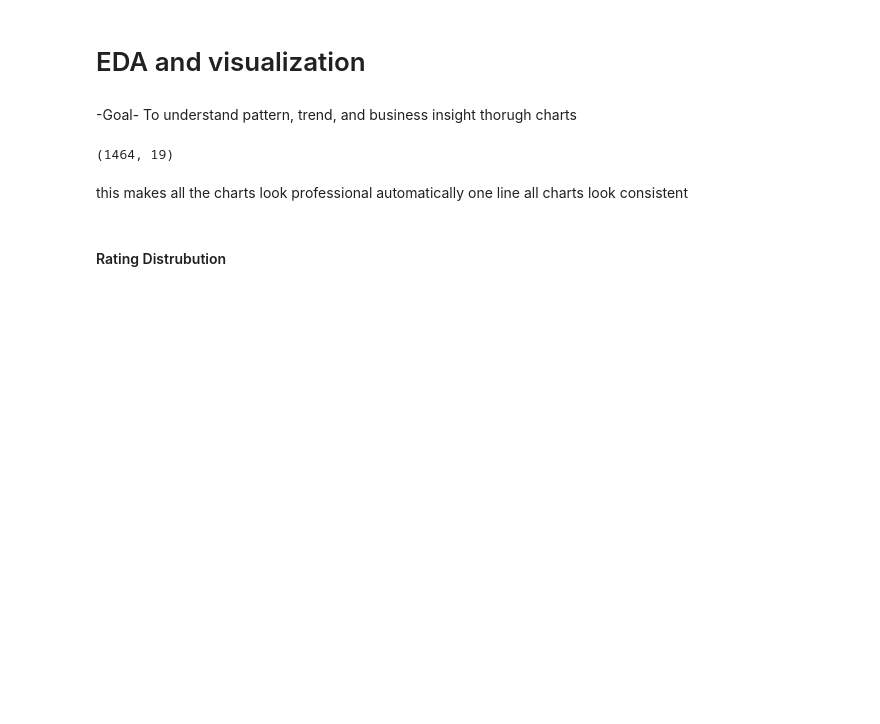
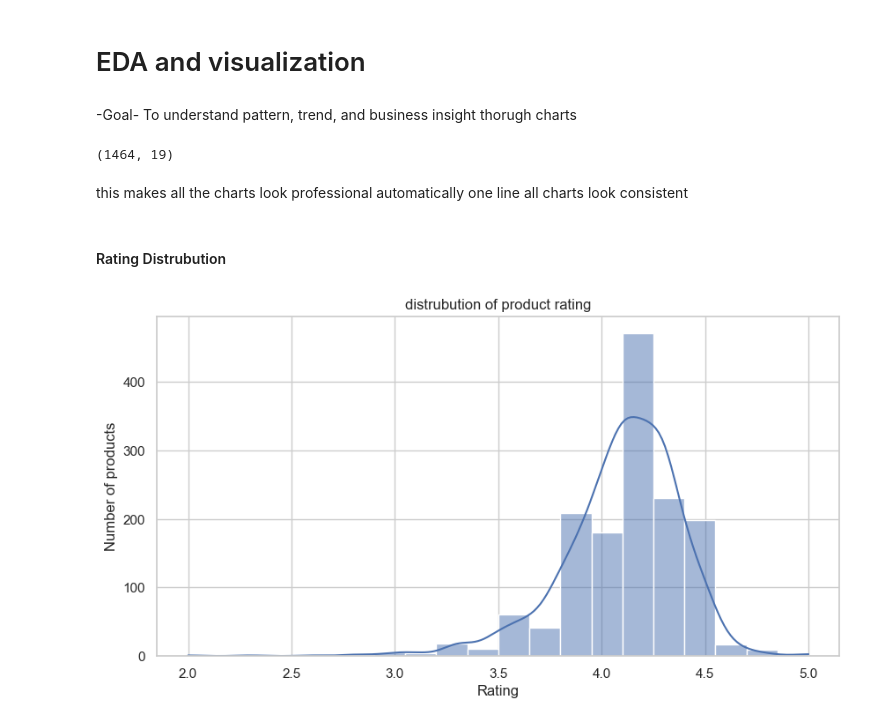
Before and after one commit to suzzzel5/Amazon-sales-insights, a Jupyter notebook: notebooks/03_eda_visualization.ipynb, the cells around one changed output. Drawn from its saved outputs; the diff is of its cells as text; code cells hidden in the pictures; blank space fills up the shorter version.

```diff
--- a/notebooks/03_eda_visualization.ipynb
+++ b/notebooks/03_eda_visualization.ipynb
@@ -24,3 +24,14 @@ plt.rcParams['figure.figsize']=(10,5) #keeping default chart size
 this makes all the charts look professional automatically one line all charts look consistent
 # %% [markdown]
 #### Rating Distrubution
+# %%
+fig, ax = plt.subplots()
+sns.histplot(df['rating'], bins=20 , kde= True , ax=ax)
+ax.set_title('distrubution of product rating')
+ax.set_xlabel('Rating')
+ax.set_ylabel('Number of products')
+
+plt.savefig("../Figures/Distribution of product rating")
+plt.show()
+# %% [output]
+[figure, added]
```
Also changed, not shown: parts of 35 cells of this notebook.
